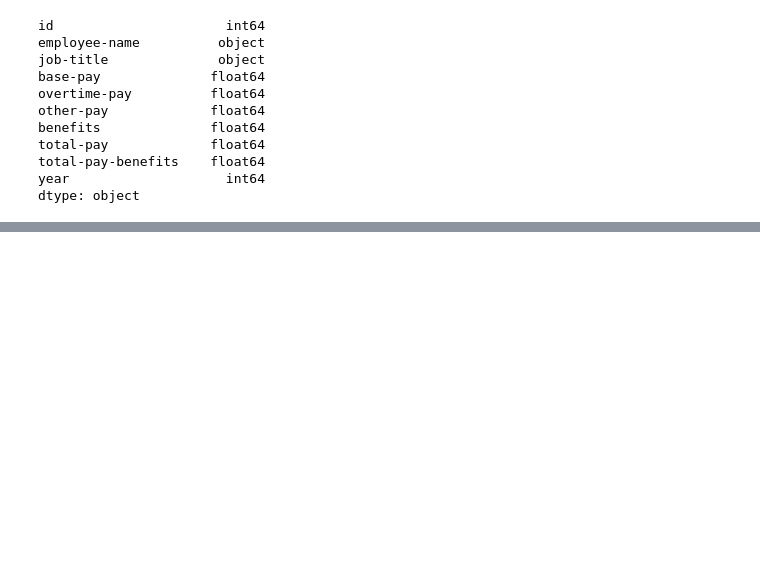
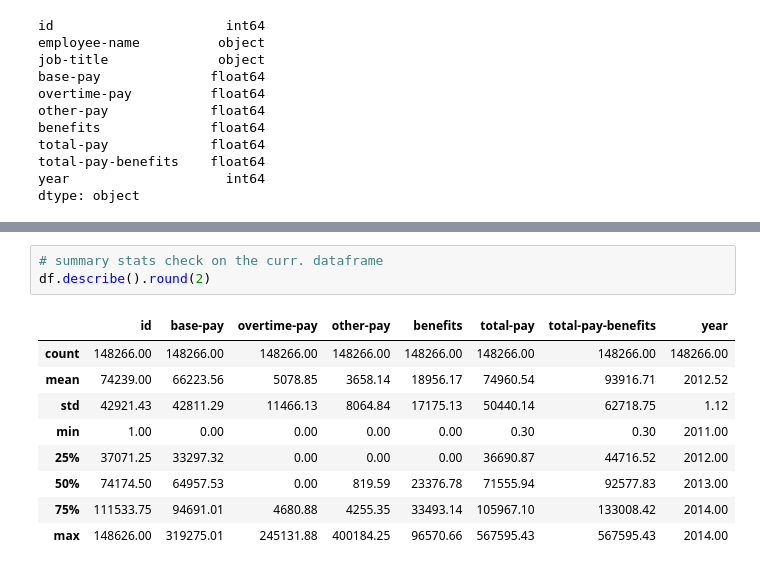
Before and after one commit to leiandrei/Salaries-Dataset-Cleaning-and-Aggregation, a Jupyter notebook: notebooks/analysis.ipynb, the cells around one changed output, grey strips where cells are left out. Saved outputs shown, nothing was run; the diff lists cells and outputs as text; blank space fills up the shorter version.

```diff
--- a/notebooks/analysis.ipynb
+++ b/notebooks/analysis.ipynb
@@ -136,0 +156,13 @@ df['job-title'] = df['job-title'].str.replace(r'\bIv\b', 'IV', regex=True)
+# %%
+# summary stats check on the curr. dataframe
+df.describe().round(2)
+# %% [output]
+|  | id | base-pay | overtime-pay | other-pay | benefits | total-pay | total-pay-benefits | year |
+| count | 148266.00 | 148266.00 | 148266.00 | 148266.00 | 148266.00 | 148266.00 | 148266.00 | 148266.00 |
+| mean | 74239.00 | 66223.56 | 5078.85 | 3658.14 | 18956.17 | 74960.54 | 93916.71 | 2012.52 |
+| std | 42921.43 | 42811.29 | 11466.13 | 8064.84 | 17175.13 | 50440.14 | 62718.75 | 1.12 |
+| min | 1.00 | 0.00 | 0.00 | 0.00 | 0.00 | 0.30 | 0.30 | 2011.00 |
+| 25% | 37071.25 | 33297.32 | 0.00 | 0.00 | 0.00 | 36690.87 | 44716.52 | 2012.00 |
+| 50% | 74174.50 | 64957.53 | 0.00 | 819.59 | 23376.78 | 71555.94 | 92577.83 | 2013.00 |
+| 75% | 111533.75 | 94691.01 | 4680.88 | 4255.35 | 33493.14 | 105967.10 | 133008.42 | 2014.00 |
+| max | 148626.00 | 319275.01 | 245131.88 | 400184.25 | 96570.66 | 567595.43 | 567595.43 | 2014.00 |
```
Also changed, not shown: parts of 4 cells of this notebook.
